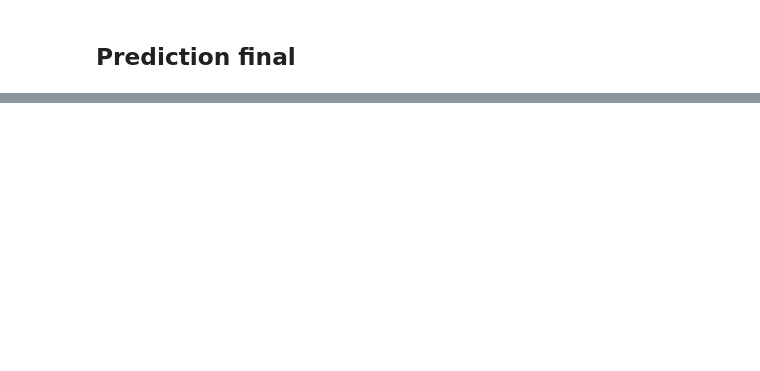
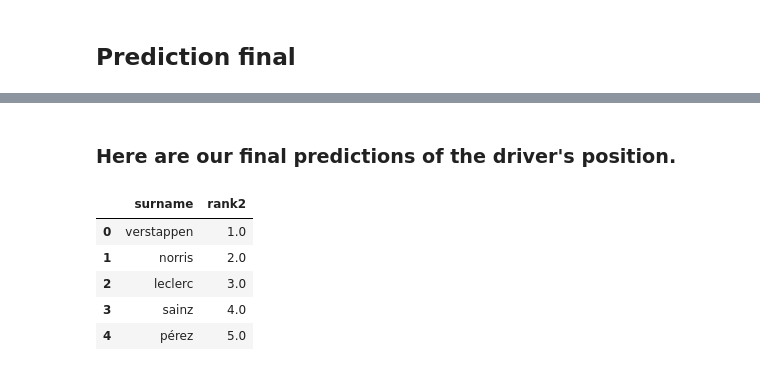
Before and after one commit to Maac111/F1-prediction, a Jupyter notebook: F1_xgboost_class.ipynb, the cells around one changed output, grey strips where cells are left out. Saved outputs shown, nothing was run; the diff lists cells and outputs as text; code cells hidden in the pictures; blank space fills up the shorter version.

```diff
--- a/F1_xgboost_class.ipynb
+++ b/F1_xgboost_class.ipynb
@@ -678,0 +700,13 @@ y_pred_proba_df.sort_values("rank")
+# %% [markdown]
+### Here are our final predictions of the driver's position.
+# %%
+final_prediction = y_pred_proba_df[["surname", "rank2"]]
+final_prediction = final_prediction.sort_values("rank2").head(5).reset_index(drop = True)
+final_prediction
+# %% [output]
+|  | surname | rank2 |
+| 0 | verstappen | 1.0 |
+| 1 | norris | 2.0 |
+| 2 | leclerc | 3.0 |
+| 3 | sainz | 4.0 |
+| 4 | pérez | 5.0 |
```
Also changed, not shown: parts of 13 cells of this notebook, 4 other files.
